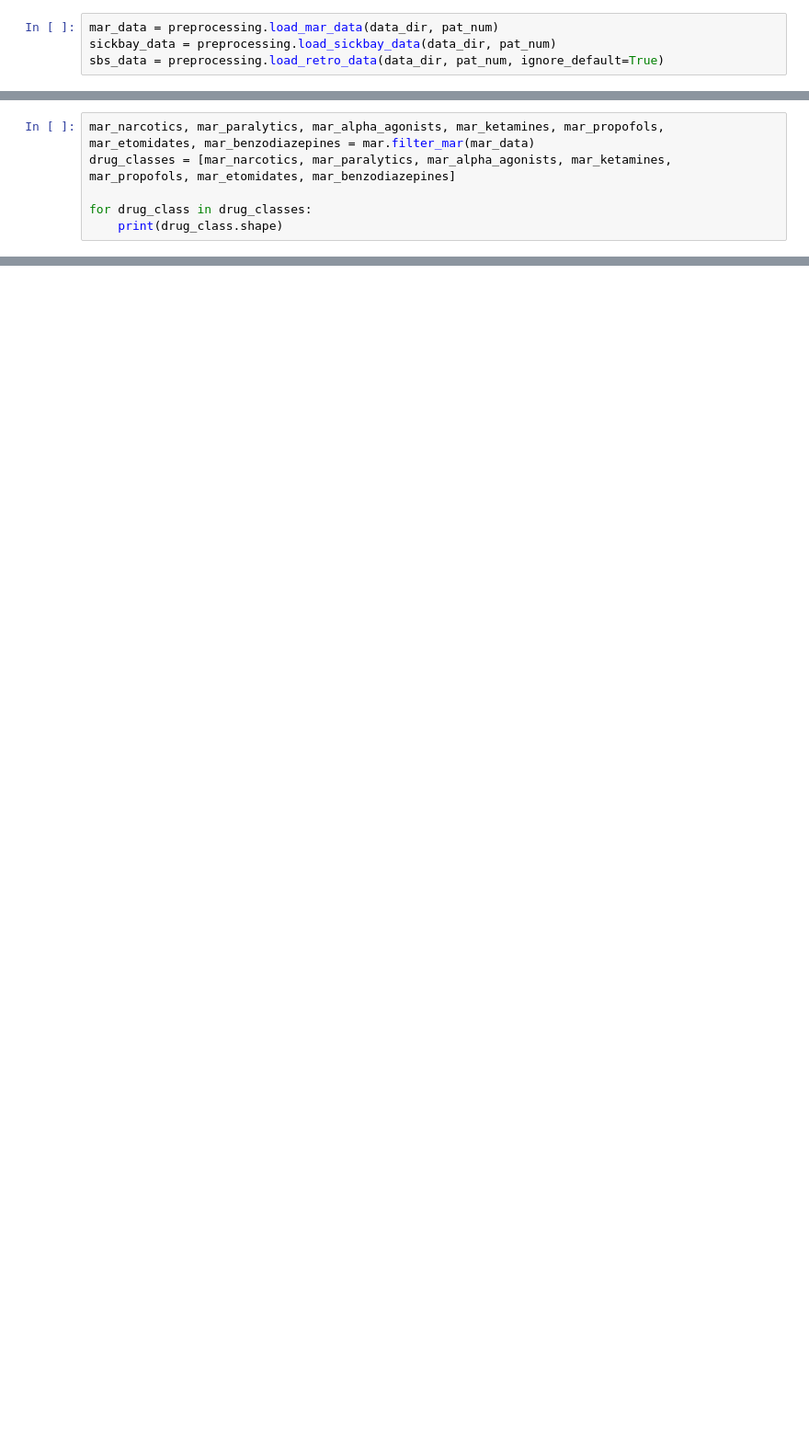
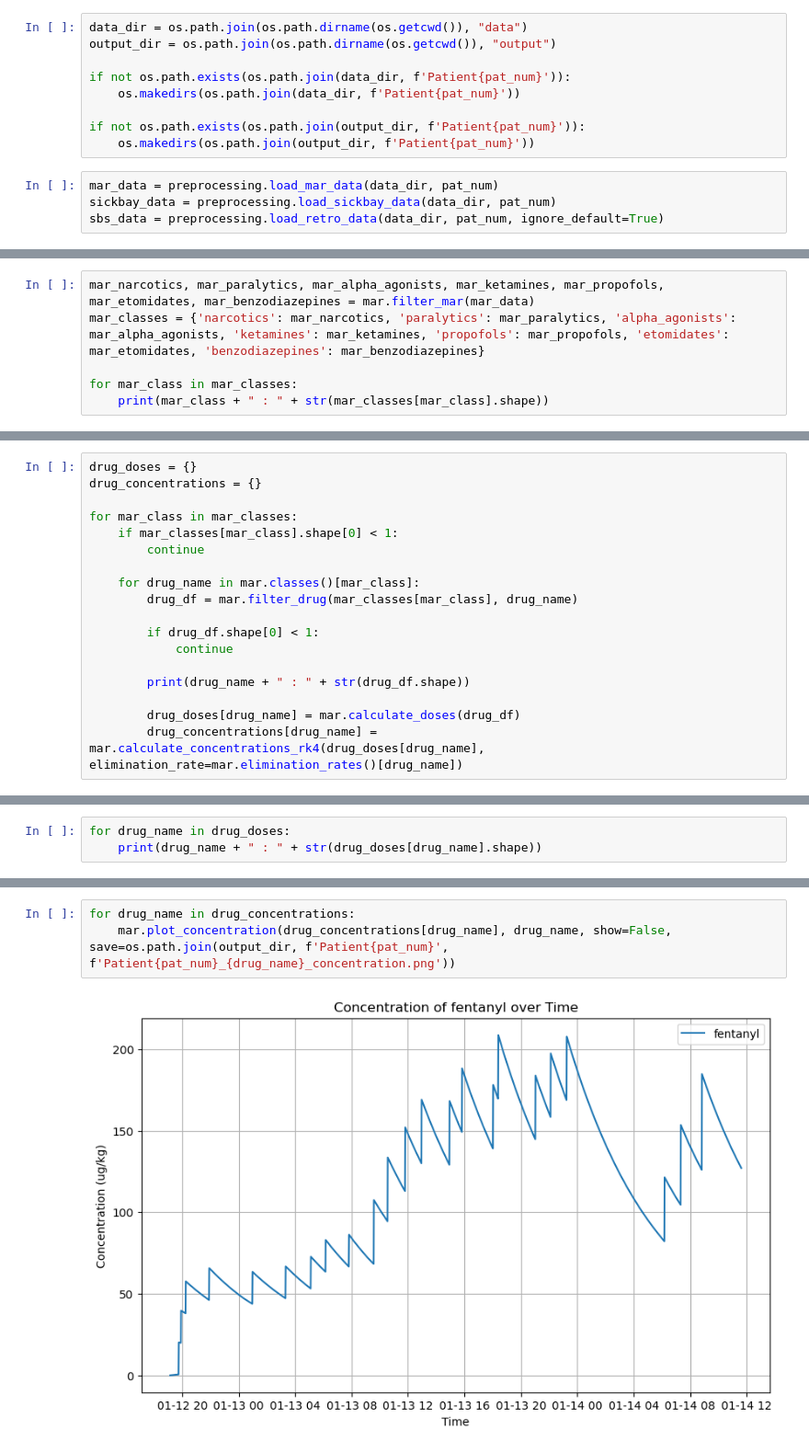
Before and after one commit to PedAccel/PedAccel, a Jupyter notebook: data_analysis/MAR/analysis/mar.ipynb, the cells around one changed output, grey strips where cells are left out. Shown at 92% size. Cells and saved outputs as stored; diff of their text form; blank space fills up the shorter version.

```diff
--- a/data_analysis/MAR/analysis/mar.ipynb
+++ b/data_analysis/MAR/analysis/mar.ipynb
@@ -13,3 +8,12 @@ pat_num = 9
+# %%
+data_dir = os.path.join(os.path.dirname(os.getcwd()), "data")
+output_dir = os.path.join(os.path.dirname(os.getcwd()), "output")
+
+if not os.path.exists(os.path.join(data_dir, f'Patient{pat_num}')):
+    os.makedirs(os.path.join(data_dir, f'Patient{pat_num}'))
+
+if not os.path.exists(os.path.join(output_dir, f'Patient{pat_num}')):
+    os.makedirs(os.path.join(output_dir, f'Patient{pat_num}'))
 # %%
 mar_data = preprocessing.load_mar_data(data_dir, pat_num)
 sickbay_data = preprocessing.load_sickbay_data(data_dir, pat_num)
@@ -23,7 +25,7 @@ ecg_data = preprocessing.load_ecg_data(data_dir, pat_num)
 # %%
 mar_narcotics, mar_paralytics, mar_alpha_agonists, mar_ketamines, mar_propofols, mar_etomidates, mar_benzodiazepines = mar.filter_mar(mar_data)
-drug_classes = [mar_narcotics, mar_paralytics, mar_alpha_agonists, mar_ketamines, mar_propofols, mar_etomidates, mar_benzodiazepines]
+mar_classes = {'narcotics': mar_narcotics, 'paralytics': mar_paralytics, 'alpha_agonists': mar_alpha_agonists, 'ketamines': mar_ketamines, 'propofols': mar_propofols, 'etomidates': mar_etomidates, 'benzodiazepines': mar_benzodiazepines}
 
-for drug_class in drug_classes:
-    print(drug_class.shape)
+for mar_class in mar_classes:
+    print(mar_class + " : " + str(mar_classes[mar_class].shape))
 # %% [output]
@@ -42,0 +39,18 @@ for drug_class in drug_classes:
+# %%
+drug_doses = {}
+drug_concentrations = {}
+
+for mar_class in mar_classes:
+    if mar_classes[mar_class].shape[0] < 1:
+        continue
+
+    for drug_name in mar.classes()[mar_class]:
+        drug_df = mar.filter_drug(mar_classes[mar_class], drug_name)
+
+        if drug_df.shape[0] < 1:
+            continue
+
+        print(drug_name + " : " + str(drug_df.shape))
+
+        drug_doses[drug_name] = mar.calculate_doses(drug_df)
+        drug_concentrations[drug_name] = mar.calculate_concentrations_rk4(drug_doses[drug_name], elimination_rate=mar.elimination_rates()[drug_name])
@@ -42,0 +68,3 @@ for drug_class in drug_classes:
+# %%
+for drug_name in drug_doses:
+    print(drug_name + " : " + str(drug_doses[drug_name].shape))
@@ -42,0 +82,5 @@ for drug_class in drug_classes:
+# %%
+for drug_name in drug_concentrations:
+    mar.plot_concentration(drug_concentrations[drug_name], drug_name, show=False, save=os.path.join(output_dir, f'Patient{pat_num}', f'Patient{pat_num}_{drug_name}_concentration.png'))
+# %% [output]
+[figure, added]
```
Also changed, not shown: parts of 11 cells of this notebook, 3 other files.
